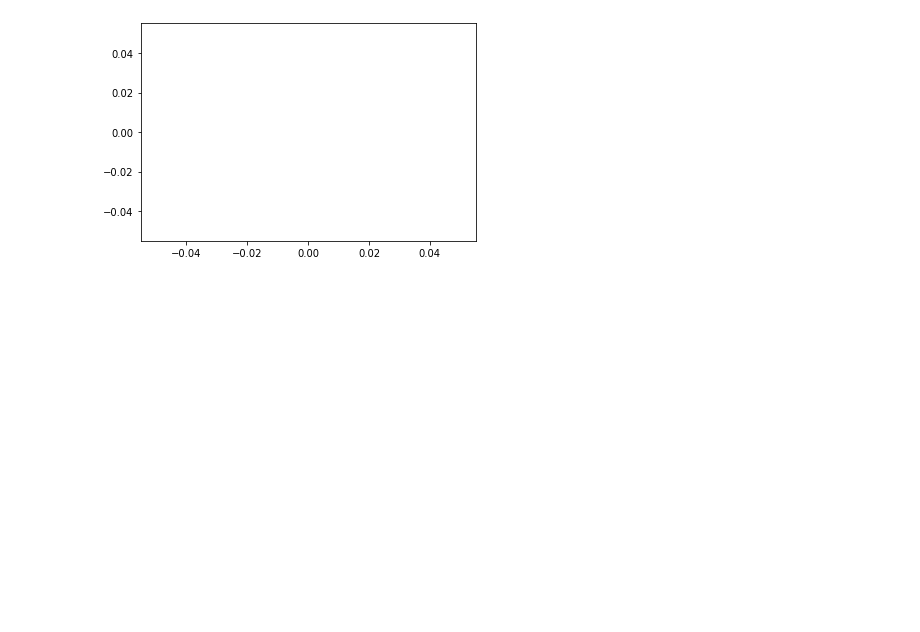
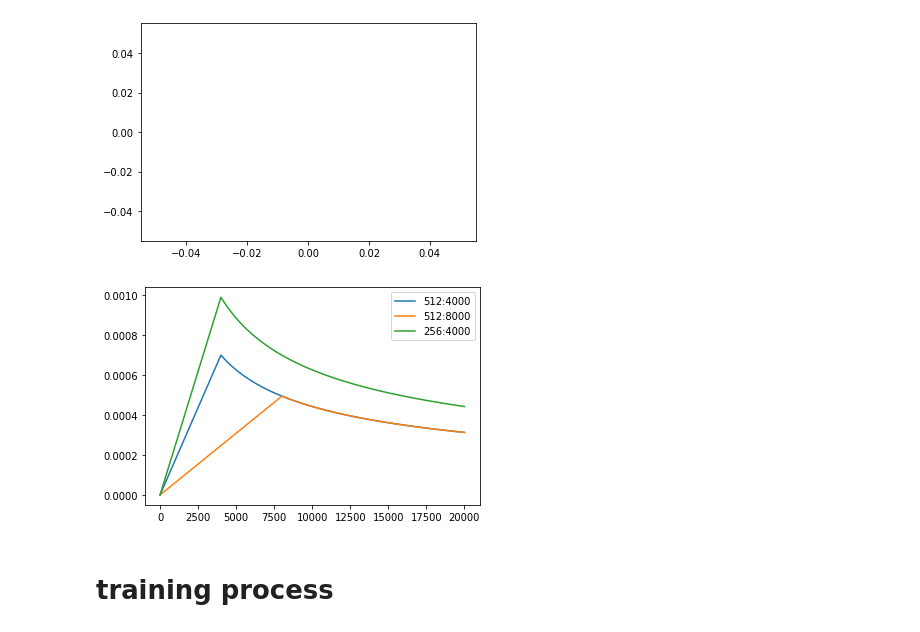
Before and after one commit to loveplay1983/transformer-study-xuan, a Jupyter notebook: transformer-study/transformer-english-chinese/transformer-english-chinese-test.ipynb, the cells around one changed output. Saved outputs shown, nothing was run; the diff lists cells and outputs as text; code cells hidden in the pictures; blank space fills up the shorter version.

```diff
--- a/transformer-study/transformer-english-chinese/transformer-english-chinese-test.ipynb
+++ b/transformer-study/transformer-english-chinese/transformer-english-chinese-test.ipynb
@@ -1699,0 +1840,40 @@ None
+# %%
+class NoamOpt:
+    "Optim wrapper that implements rate."
+    def __init__(self, model_size, factor, warmup, optimizer):
+        self.optimizer = optimizer
+        self._step = 0
+        self.warmup = warmup
+        self.factor = factor
+        self.model_size = model_size
+        self._rate = 0
+
+    def step(self):
+        "Update parameters and rate"
+        self._step += 1
+        rate = self.rate()
+        for p in self.optimizer.param_groups:
+            p['lr'] = rate
+        self._rate = rate
+        self.optimizer.step()
+
+    def rate(self, step = None):
+        "Implement `lrate` above"
+        if step is None:
+            step = self._step
+        return self.factor * (self.model_size ** (-0.5) * min(step ** (-0.5), step * self.warmup ** (-1.5)))
+
+# We used factor=2, warmup-step = 4000
+def get_std_opt(model):
+    return NoamOpt(model.src_embed[0].d_model, 2, 4000,
+            torch.optim.Adam(model.parameters(), lr=0, betas=(0.9, 0.98), eps=1e-9))
+# %%
+# Three settings of the lrate hyperparameters.
+opts = [NoamOpt(512, 1, 4000, None),
+        NoamOpt(512, 1, 8000, None),
+        NoamOpt(256, 1, 4000, None)]
+plt.plot(np.arange(1, 20000), [[opt.rate(i) for opt in opts] for i in range(1, 20000)])
+plt.legend(["512:4000", "512:8000", "256:4000"])
+None
+# %% [output]
+[figure, added]
@@ -1699,0 +1924,2 @@ None
+# %% [markdown]
+# training process
```
Also changed, not shown: parts of 27 cells of this notebook, 1 other file.
